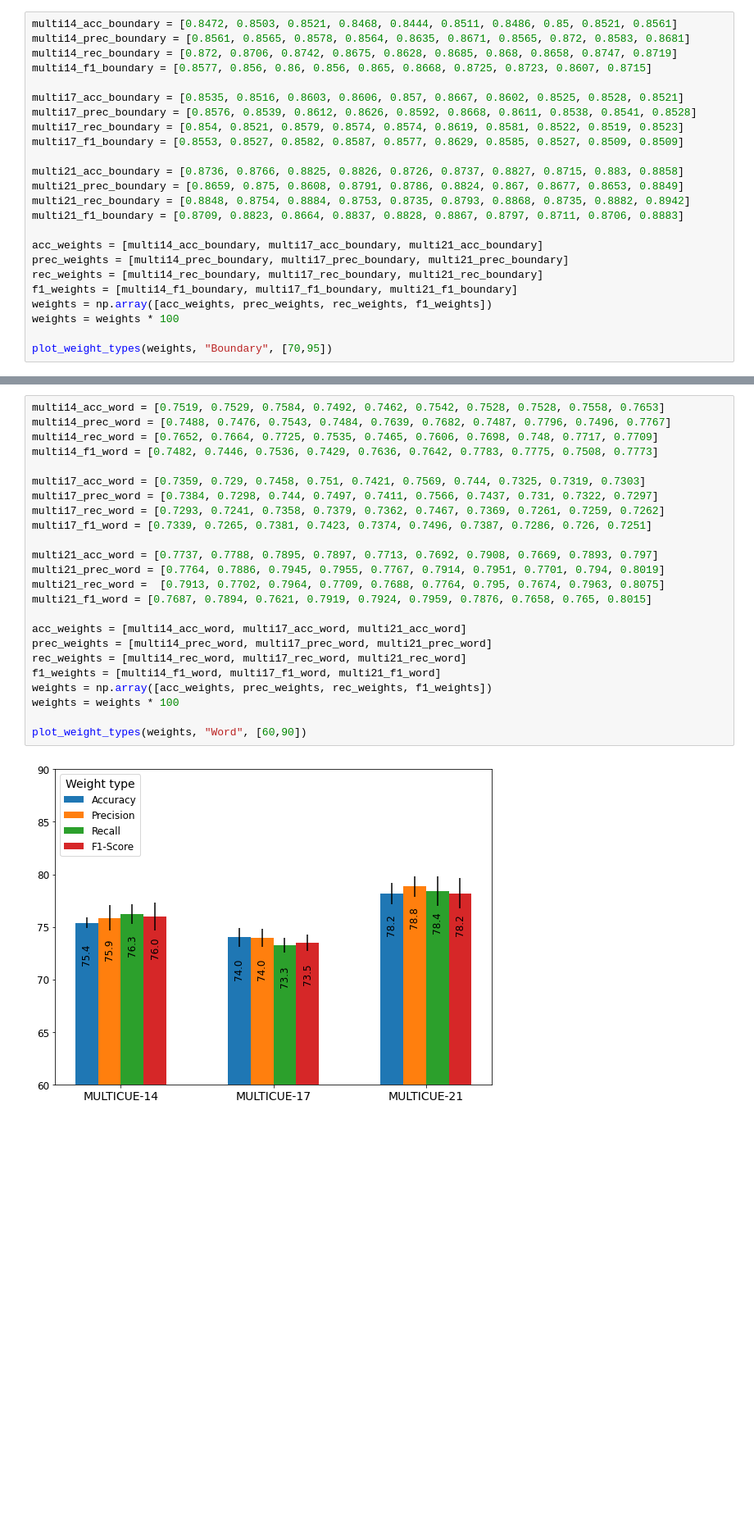
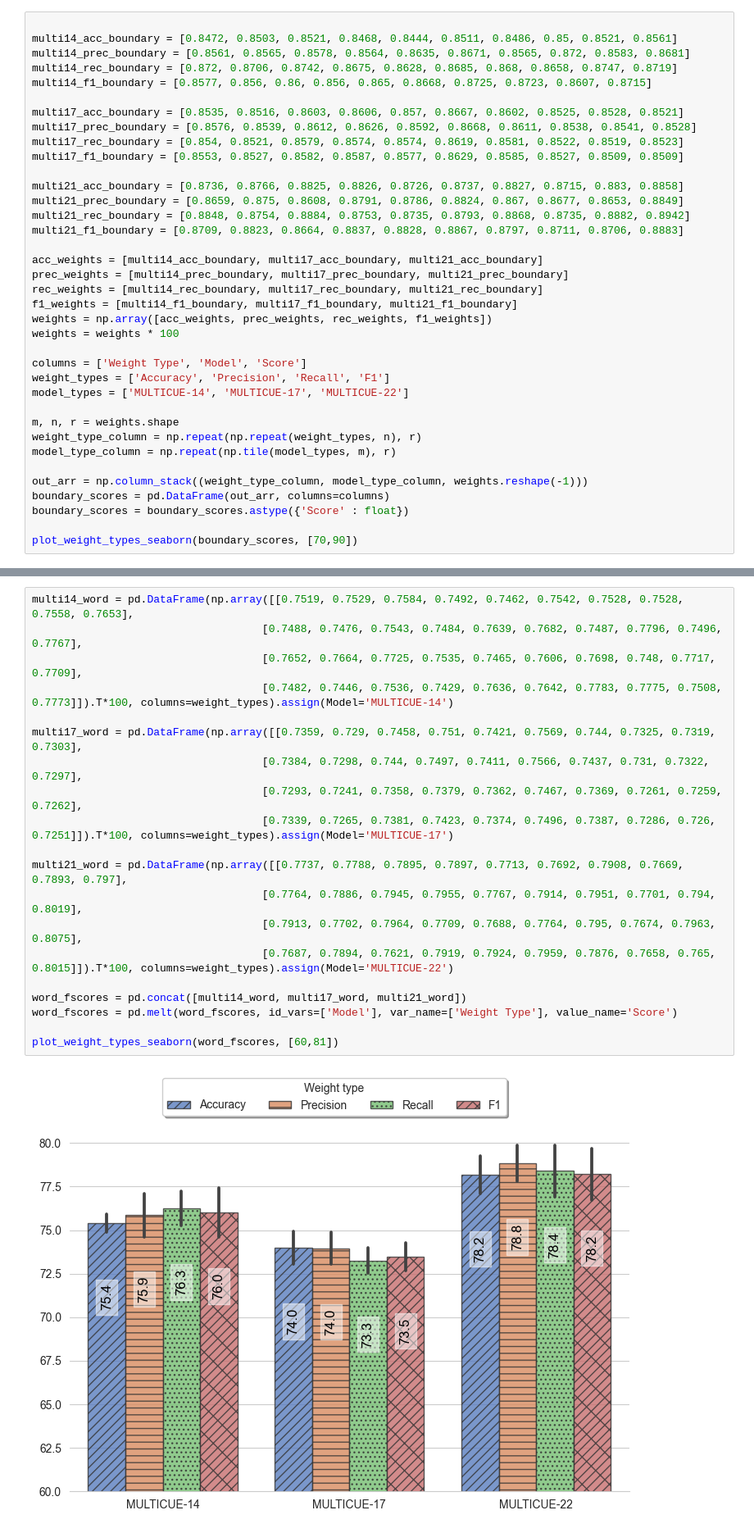
Before and after one commit to codebyzeb/DYMULTI-23, a Jupyter notebook: analysis/graphs.ipynb, the cells around one changed output, grey strips where cells are left out. Shown at 82% size. Drawn from its saved outputs; the diff is of its cells as text; blank space fills up the shorter version.

```diff
--- a/analysis/graphs.ipynb
+++ b/analysis/graphs.ipynb
@@ -45,4 +53,5 @@ def plot_weight_types(weight_scores, score_type, y_lim):
 # %%
+
 multi14_acc_boundary = [0.8472, 0.8503, 0.8521, 0.8468, 0.8444, 0.8511, 0.8486, 0.85, 0.8521, 0.8561]
 multi14_prec_boundary = [0.8561, 0.8565, 0.8578, 0.8564, 0.8635, 0.8671, 0.8565, 0.872, 0.8583, 0.8681]
 multi14_rec_boundary = [0.872, 0.8706, 0.8742, 0.8675, 0.8628, 0.8685, 0.868, 0.8658, 0.8747, 0.8719]
@@ -65,5 +74,17 @@ f1_weights = [multi14_f1_boundary, multi17_f1_boundary, multi21_f1_boundary]
 weights = np.array([acc_weights, prec_weights, rec_weights, f1_weights])
 weights = weights * 100
 
-plot_weight_types(weights, "Boundary", [70,95])
+columns = ['Weight Type', 'Model', 'Score']
+weight_types = ['Accuracy', 'Precision', 'Recall', 'F1']
+model_types = ['MULTICUE-14', 'MULTICUE-17', 'MULTICUE-22']
+
+m, n, r = weights.shape
+weight_type_column = np.repeat(np.repeat(weight_types, n), r)
+model_type_column = np.repeat(np.tile(model_types, m), r)
+
+out_arr = np.column_stack((weight_type_column, model_type_column, weights.reshape(-1)))
+boundary_scores = pd.DataFrame(out_arr, columns=columns)
+boundary_scores = boundary_scores.astype({'Score' : float})
+
+plot_weight_types_seaborn(boundary_scores, [70,90])
 # %% [output]
@@ -71,27 +92,23 @@ plot_weight_types(weights, "Boundary", [70,95])
 # %%
-multi14_acc_word = [0.7519, 0.7529, 0.7584, 0.7492, 0.7462, 0.7542, 0.7528, 0.7528, 0.7558, 0.7653]
-multi14_prec_word = [0.7488, 0.7476, 0.7543, 0.7484, 0.7639, 0.7682, 0.7487, 0.7796, 0.7496, 0.7767]
-multi14_rec_word = [0.7652, 0.7664, 0.7725, 0.7535, 0.7465, 0.7606, 0.7698, 0.748, 0.7717, 0.7709]
-multi14_f1_word = [0.7482, 0.7446, 0.7536, 0.7429, 0.7636, 0.7642, 0.7783, 0.7775, 0.7508, 0.7773]
+multi14_word = pd.DataFrame(np.array([[0.7519, 0.7529, 0.7584, 0.7492, 0.7462, 0.7542, 0.7528, 0.7528, 0.7558, 0.7653],
+                                    [0.7488, 0.7476, 0.7543, 0.7484, 0.7639, 0.7682, 0.7487, 0.7796, 0.7496, 0.7767],
+                                    [0.7652, 0.7664, 0.7725, 0.7535, 0.7465, 0.7606, 0.7698, 0.748, 0.7717, 0.7709],
+                                    [0.7482, 0.7446, 0.7536, 0.7429, 0.7636, 0.7642, 0.7783, 0.7775, 0.7508, 0.7773]]).T*100, columns=weight_types).assign(Model='MULTICUE-14')
 
-multi17_acc_word = [0.7359, 0.729, 0.7458, 0.751, 0.7421, 0.7569, 0.744, 0.7325, 0.7319, 0.7303]
-multi17_prec_word = [0.7384, 0.7298, 0.744, 0.7497, 0.7411, 0.7566, 0.7437, 0.731, 0.7322, 0.7297]
-multi17_rec_word = [0.7293, 0.7241, 0.7358, 0.7379, 0.7362, 0.7467, 0.7369, 0.7261, 0.7259, 0.7262]
-multi17_f1_word = [0.7339, 0.7265, 0.7381, 0.7423, 0.7374, 0.7496, 0.7387, 0.7286, 0.726, 0.7251]
+multi17_word = pd.DataFrame(np.array([[0.7359, 0.729, 0.7458, 0.751, 0.7421, 0.7569, 0.744, 0.7325, 0.7319, 0.7303],
+                                    [0.7384, 0.7298, 0.744, 0.7497, 0.7411, 0.7566, 0.7437, 0.731, 0.7322, 0.7297],
+                                    [0.7293, 0.7241, 0.7358, 0.7379, 0.7362, 0.7467, 0.7369, 0.7261, 0.7259, 0.7262],
+                                    [0.7339, 0.7265, 0.7381, 0.7423, 0.7374, 0.7496, 0.7387, 0.7286, 0.726, 0.7251]]).T*100, columns=weight_types).assign(Model='MULTICUE-17')
 
-multi21_acc_word = [0.7737, 0.7788, 0.7895, 0.7897, 0.7713, 0.7692, 0.7908, 0.7669, 0.7893, 0.797]
-multi21_prec_word = [0.7764, 0.7886, 0.7945, 0.7955, 0.7767, 0.7914, 0.7951, 0.7701, 0.794, 0.8019]
-multi21_rec_word =  [0.7913, 0.7702, 0.7964, 0.7709, 0.7688, 0.7764, 0.795, 0.7674, 0.7963, 0.8075]
-multi21_f1_word = [0.7687, 0.7894, 0.7621, 0.7919, 0.7924, 0.7959, 0.7876, 0.7658, 0.765, 0.8015]
+multi21_word = pd.DataFrame(np.array([[0.7737, 0.7788, 0.7895, 0.7897, 0.7713, 0.7692, 0.7908, 0.7669, 0.7893, 0.797],
+                                    [0.7764, 0.7886, 0.7945, 0.7955, 0.7767, 0.7914, 0.7951, 0.7701, 0.794, 0.8019],
+                                    [0.7913, 0.7702, 0.7964, 0.7709, 0.7688, 0.7764, 0.795, 0.7674, 0.7963, 0.8075],
+                                    [0.7687, 0.7894, 0.7621, 0.7919, 0.7924, 0.7959, 0.7876, 0.7658, 0.765, 0.8015]]).T*100, columns=weight_types).assign(Model='MULTICUE-22')
 
-acc_weights = [multi14_acc_word, multi17_acc_word, multi21_acc_word]
-prec_weights = [multi14_prec_word, multi17_prec_word, multi21_prec_word]
-rec_weights = [multi14_rec_word, multi17_rec_word, multi21_rec_word]
-f1_weights = [multi14_f1_word, multi17_f1_word, multi21_f1_word]
-weights = np.array([acc_weights, prec_weights, rec_weights, f1_weights])
-weights = weights * 100
+word_fscores = pd.concat([multi14_word, multi17_word, multi21_word])
+word_fscores = pd.melt(word_fscores, id_vars=['Model'], var_name=['Weight Type'], value_name='Score')
 
-plot_weight_types(weights, "Word", [60,90])
+plot_weight_types_seaborn(word_fscores, [60,81])
 # %% [output]
-[figure, old version]
+[figure, new version]
 # %%
```
Also changed, not shown: parts of 53 cells of this notebook, 1 other file.
